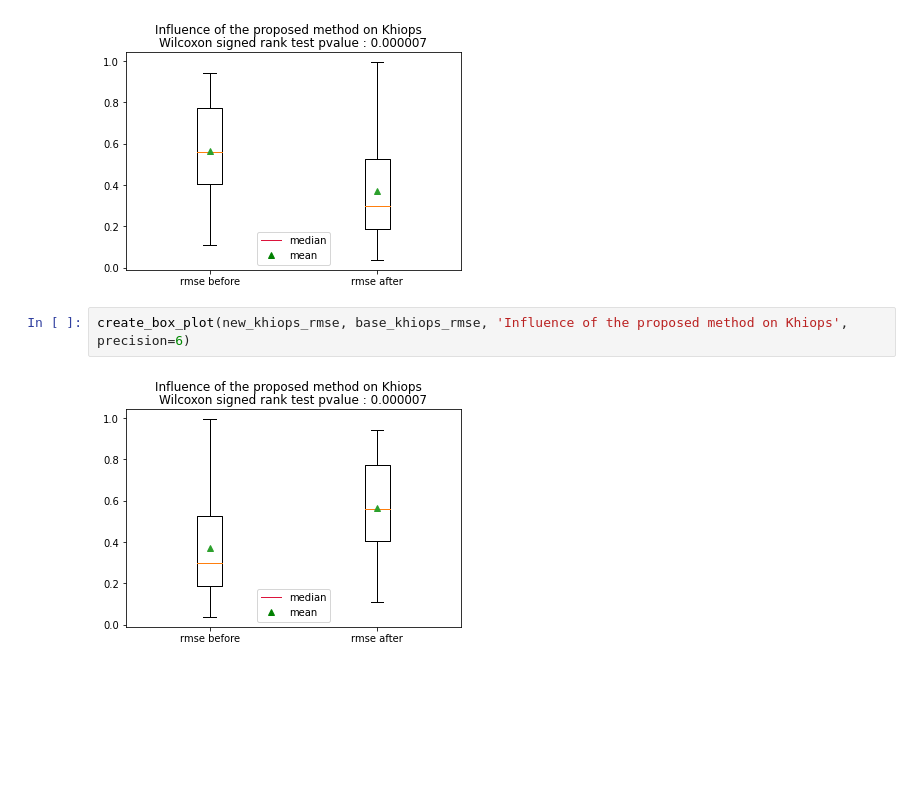
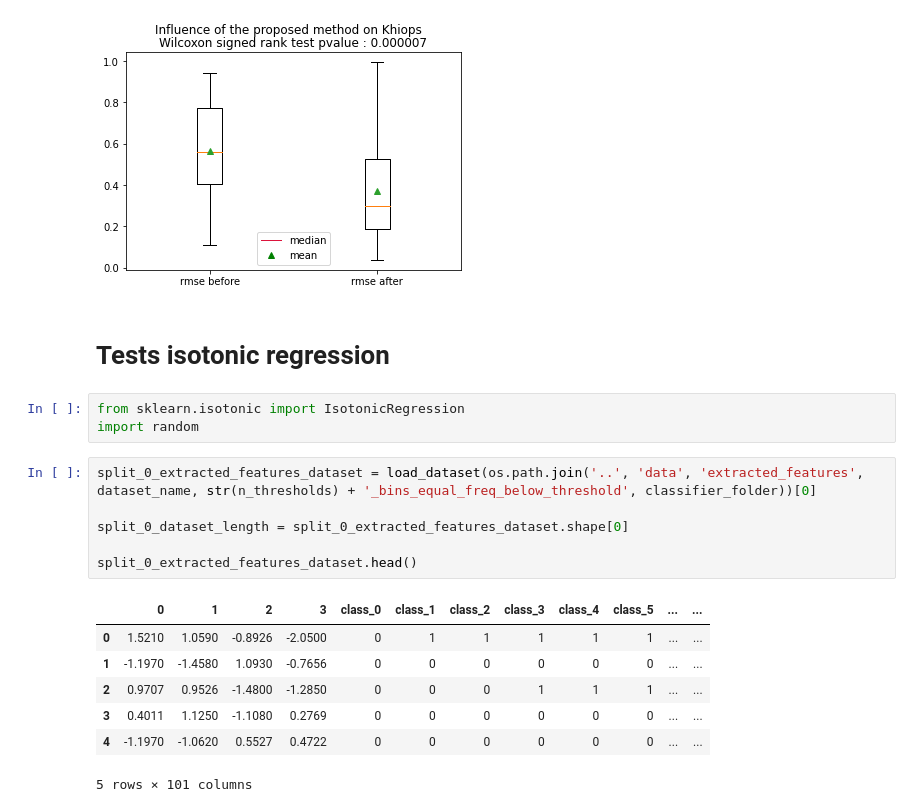
Before and after one commit to ColinTr/ClassificationForRegression, a Jupyter notebook: notebooks/Discussion.ipynb, the cells around one changed output. Drawn from its saved outputs; the diff is of its cells as text; blank space fills up the shorter version.

```diff
--- a/notebooks/Discussion.ipynb
+++ b/notebooks/Discussion.ipynb
@@ -462,7 +462,22 @@ create_box_plot(base_xgb_rmse, new_xgb_rmse, 'Influence of the proposed method o
 create_box_plot(base_khiops_rmse, new_khiops_rmse, 'Influence of the proposed method on Khiops', precision=6)
 # %% [output]
 [figure]
-# %%
-create_box_plot(new_khiops_rmse, base_khiops_rmse, 'Influence of the proposed method on Khiops', precision=6)
-# %% [output]
-[figure, removed]
+# %% [markdown]
+# Tests isotonic regression
+# %%
+from sklearn.isotonic import IsotonicRegression
+import random
+# %%
+split_0_extracted_features_dataset = load_dataset(os.path.join('..', 'data', 'extracted_features', dataset_name, str(n_thresholds) + '_bins_equal_freq_below_threshold', classifier_folder))[0]
+
+split_0_dataset_length = split_0_extracted_features_dataset.shape[0]
+
+split_0_extracted_features_dataset.head()
+# %% [output]
+|  | 0 | 1 | 2 | 3 | class_0 | class_1 | class_2 | class_3 | class_4 | class_5 | ... | ... |
+| 0 | 1.5210 | 1.0590 | -0.8926 | -2.0500 | 0 | 1 | 1 | 1 | 1 | 1 | ... | ... |
+| 1 | -1.1970 | -1.4580 | 1.0930 | -0.7656 | 0 | 0 | 0 | 0 | 0 | 0 | ... | ... |
+| 2 | 0.9707 | 0.9526 | -1.4800 | -1.2850 | 0 | 0 | 0 | 1 | 1 | 1 | ... | ... |
+| 3 | 0.4011 | 1.1250 | -1.1080 | 0.2769 | 0 | 0 | 0 | 0 | 0 | 0 | ... | ... |
+| 4 | -1.1970 | -1.0620 | 0.5527 | 0.4722 | 0 | 0 | 0 | 0 | 0 | 0 | ... | ... |
+5 rows × 101 columns
```
Also changed, not shown: parts of 15 cells of this notebook.
